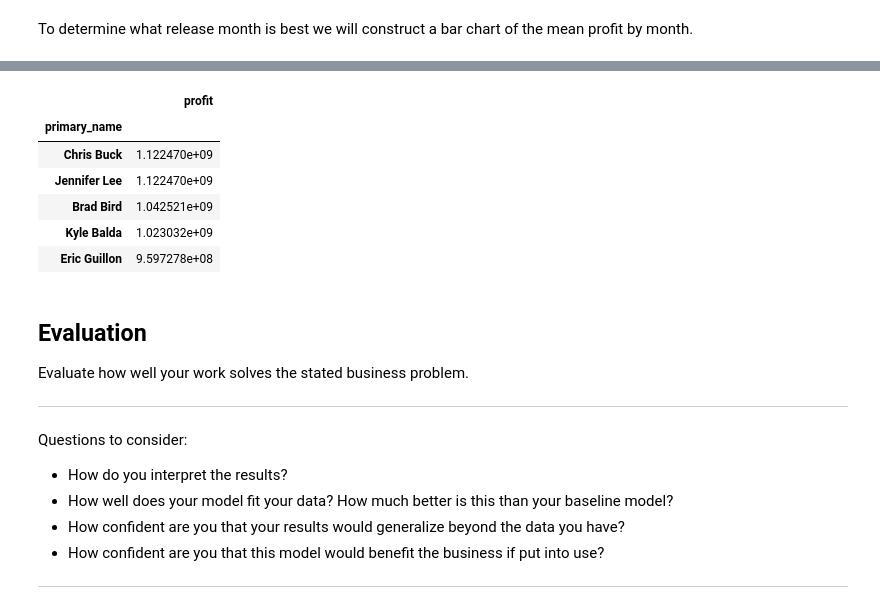
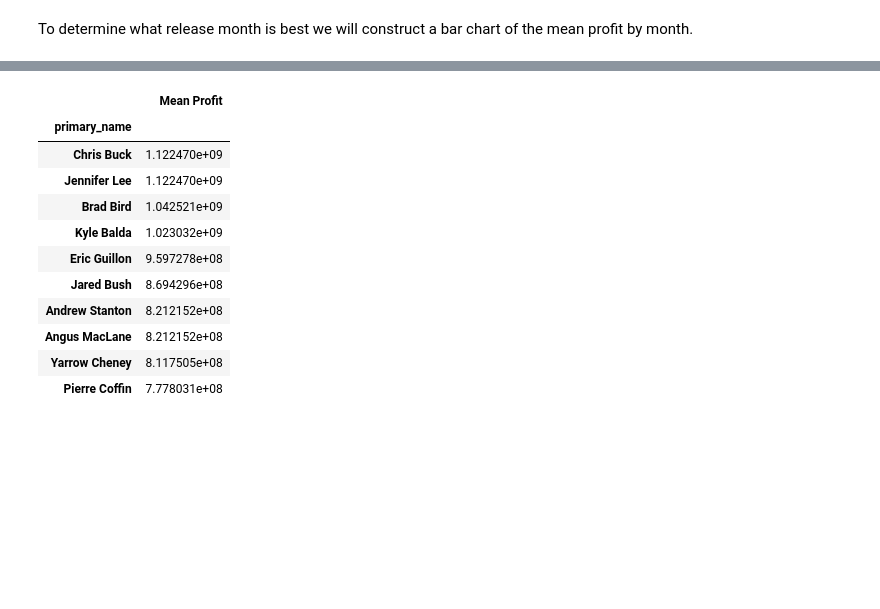
Before and after one commit to nonlocal-lia/microsoft-movie-analysis, a Jupyter notebook: dsc-phase1-project-template.ipynb, the cells around one changed output, grey strips where cells are left out. Cells and saved outputs as stored; diff of their text form; code cells hidden in the pictures; blank space fills up the shorter version.

```diff
--- a/dsc-phase1-project-template.ipynb
+++ b/dsc-phase1-project-template.ipynb
@@ -127,0 +204,5 @@ memory usage: 268.2+ KB
+# %%
+budget_genre_df['release_date'] = budget_genre_df['release_date'].map(lambda x: parser.parse(x))
+budget_genre_df['the_number_year'] = budget_genre_df['release_date'].dt.year
+# %%
+budget_genre_df = budget_genre_df[budget_genre_df['the_number_year'] == budget_genre_df['start_year']]
@@ -233,7 +287,7 @@ budget_genre_df.set_index('tconst', inplace=True)
 name_profession_df.reset_index(inplace = True)
 name_profession_df.set_index('tconst', inplace=True)
 complete_df = name_profession_df.join(budget_genre_df, how='inner')
-complete_df = complete_df.drop(columns = ['ordering','primary_profession', 'id'])
+complete_df = complete_df.drop(columns = ['ordering','primary_profession', 'id', 'start_year', 'the_number_year'])
 complete_df.head(3)
 # %% [output]
 |  | nconst | category | primary_name | release_date | production_budget | domestic_gross | worldwide_gross | ... |
@@ -326,25 +409,20 @@ To determine what director would be reasonable we will filter the database to on
 # %%
 animated_direct_df = complete_df[complete_df['genres'].str.contains('Animation')==True]
-animated_direct_df = animated_direct_df.drop(columns = ['start_year', 'worldwide_gross', 'domestic_gross', 'production_budget'])
+animated_direct_df = animated_direct_df.drop(columns = ['worldwide_gross', 'domestic_gross', 'production_budget'])
 animated_direct_df = animated_direct_df.groupby(by='primary_name').mean()
 animated_direct_df.sort_values(by='profit', ascending = False, inplace = True)
-animated_direct_df.head()
+animated_direct_df.rename(columns = {'profit': 'Mean Profit'}, inplace = True)
+animated_direct_df.head(10)
 # %% [output]
-|  | profit |
+|  | Mean Profit |
 | primary_name |  |
 | Chris Buck | 1.122470e+09 |
 | Jennifer Lee | 1.122470e+09 |
 | Brad Bird | 1.042521e+09 |
 | Kyle Balda | 1.023032e+09 |
 | Eric Guillon | 9.597278e+08 |
+| Jared Bush | 8.694296e+08 |
+| Andrew Stanton | 8.212152e+08 |
+| Angus MacLane | 8.212152e+08 |
+| Yarrow Cheney | 8.117505e+08 |
+| Pierre Coffin | 7.778031e+08 |
-# %% [markdown]
-## Evaluation
-Evaluate how well your work solves the stated business problem.
-
-***
-Questions to consider:
-* How do you interpret the results?
-* How well does your model fit your data? How much better is this than your baseline model?
-* How confident are you that your results would generalize beyond the data you have?
-* How confident are you that this model would benefit the business if put into use?
-***
```
Also changed, not shown: parts of 61 cells of this notebook.
